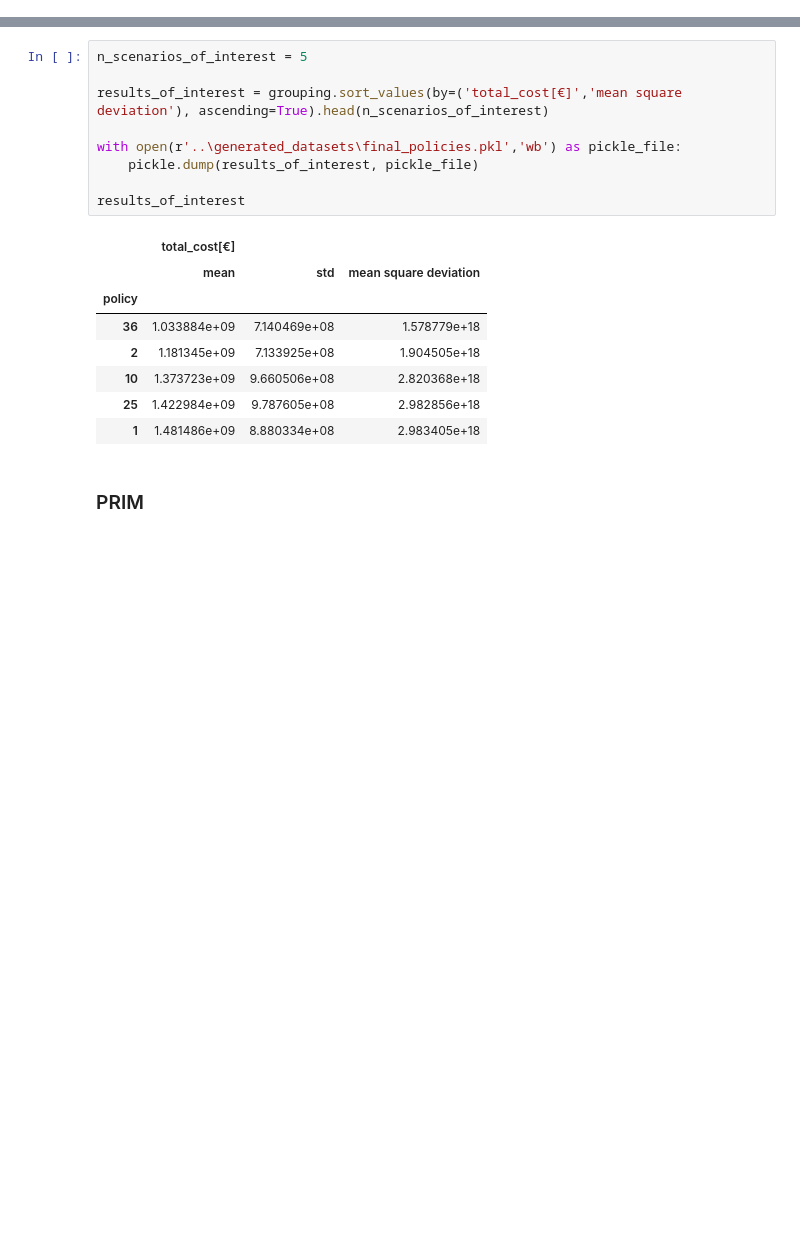
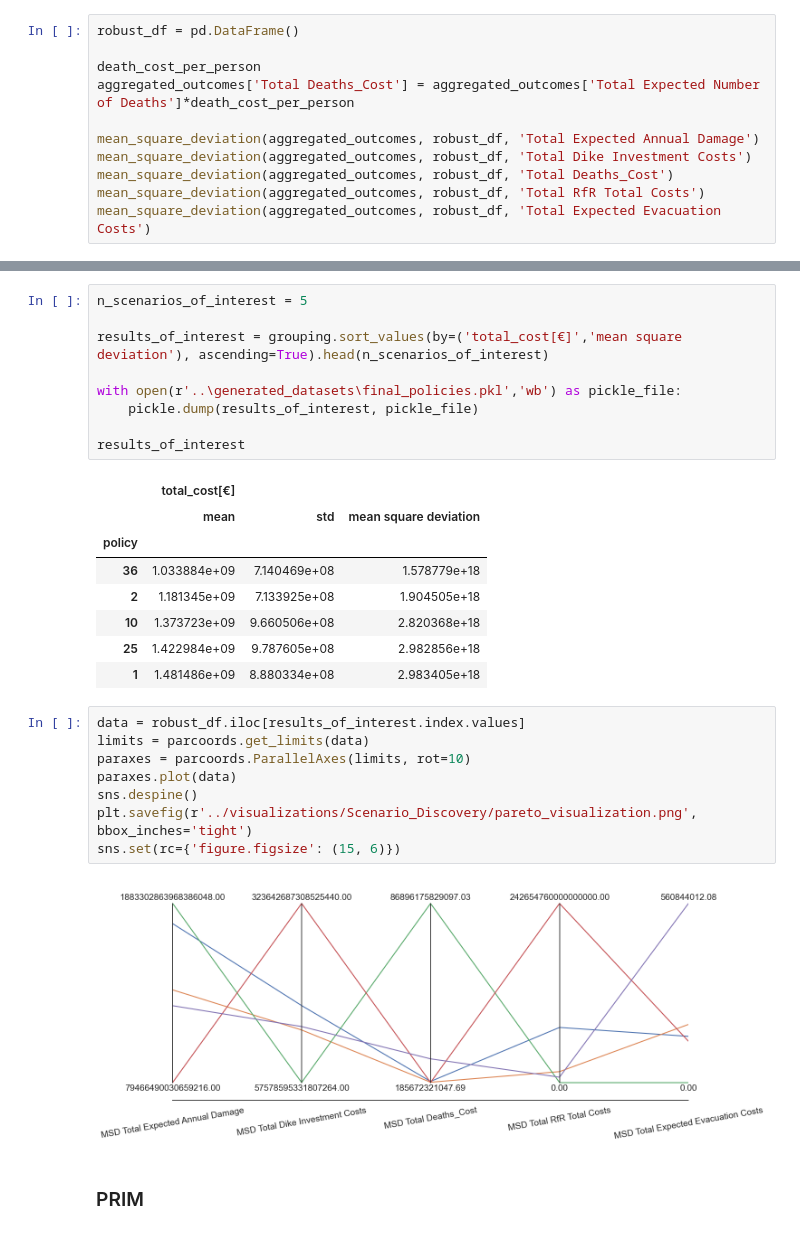
Before and after one commit to JasperBaars/EPA1361_Model-based_Decision-making, a Jupyter notebook: Final Assignment EPA1361/Model and Notebooks/4. Scenario Discovery.ipynb, the cells around one changed output, grey strips where cells are left out. Saved outputs shown, nothing was run; the diff lists cells and outputs as text; blank space fills up the shorter version.

```diff
--- a/Final Assignment EPA1361/Model and Notebooks/4. Scenario Discovery.ipynb
+++ b/Final Assignment EPA1361/Model and Notebooks/4. Scenario Discovery.ipynb
@@ -220,3 +172,14 @@ sns.set(rc={'figure.figsize': (15, 6)})
 # Generate outcome optimal for Gelderland and Overijssel combined.
 # %% [markdown]
 The same is done for the total cost of the provinces of Gelderland and Overijssel combined.
+# %%
+robust_df = pd.DataFrame()
+
+death_cost_per_person
+aggregated_outcomes['Total Deaths_Cost'] = aggregated_outcomes['Total Expected Number of Deaths']*death_cost_per_person
+
+mean_square_deviation(aggregated_outcomes, robust_df, 'Total Expected Annual Damage')
+mean_square_deviation(aggregated_outcomes, robust_df, 'Total Dike Investment Costs')
+mean_square_deviation(aggregated_outcomes, robust_df, 'Total Deaths_Cost')
+mean_square_deviation(aggregated_outcomes, robust_df, 'Total RfR Total Costs')
+mean_square_deviation(aggregated_outcomes, robust_df, 'Total Expected Evacuation Costs')
@@ -241,6 +206,16 @@ results_of_interest
 | 10 | 1.373723e+09 | 9.660506e+08 | 2.820368e+18 |
 | 25 | 1.422984e+09 | 9.787605e+08 | 2.982856e+18 |
 | 1 | 1.481486e+09 | 8.880334e+08 | 2.983405e+18 |
+# %%
+data = robust_df.iloc[results_of_interest.index.values]
+limits = parcoords.get_limits(data)
+paraxes = parcoords.ParallelAxes(limits, rot=10)
+paraxes.plot(data)
+sns.despine()
+plt.savefig(r'../visualizations/Scenario_Discovery/pareto_visualization.png', bbox_inches='tight')
+sns.set(rc={'figure.figsize': (15, 6)})
+# %% [output]
+[figure, added]
 # %% [markdown]
 ### PRIM
 # %%
```
Also changed, not shown: parts of 11 cells of this notebook, 5 other files.
